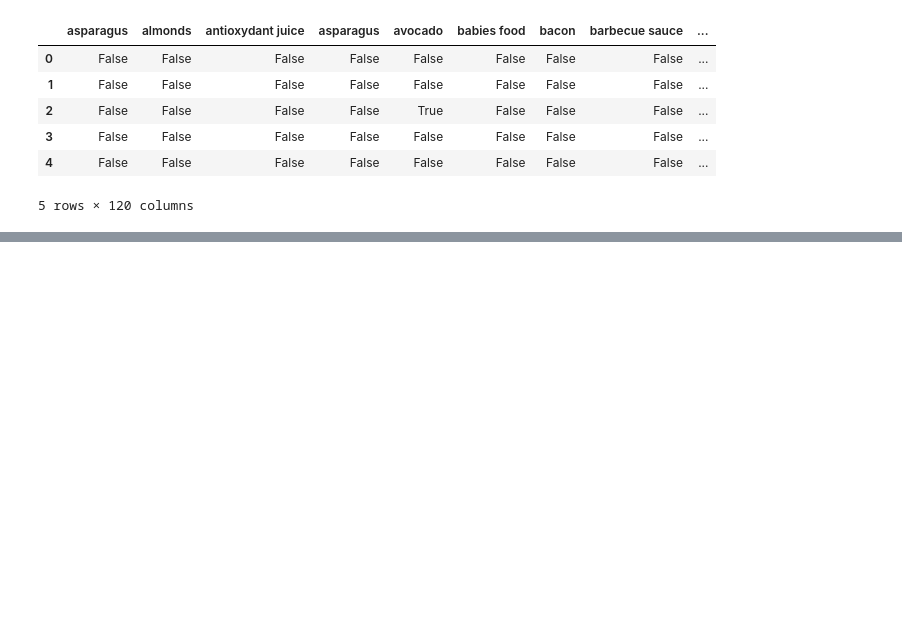
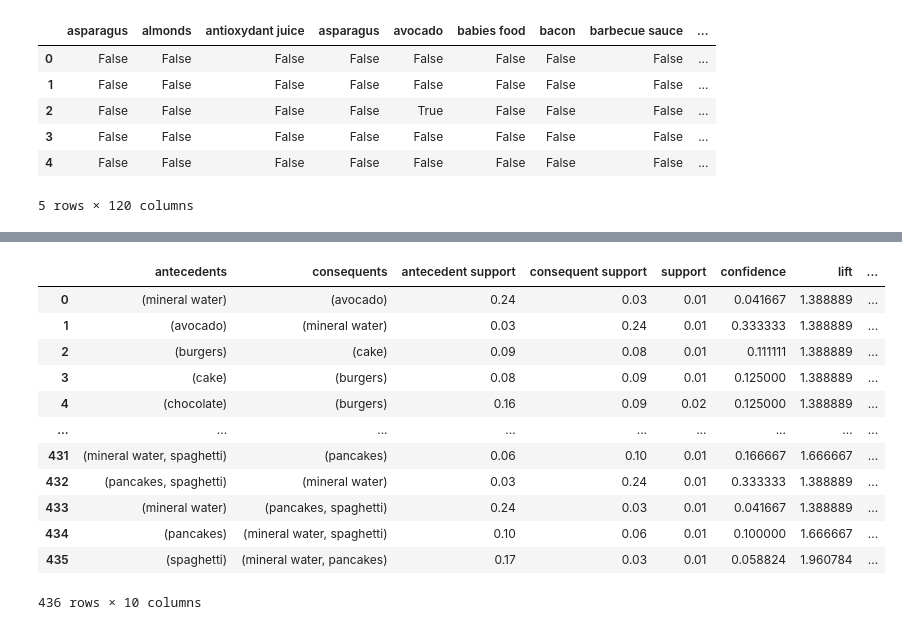
Before and after one commit to BenJoshMudi/GOMYCODE.BEN, a Jupyter notebook: Association_Rule_Checkpoint.ipynb, the cells around one changed output, grey strips where cells are left out. Saved outputs shown, nothing was run; the diff lists cells and outputs as text; code cells hidden in the pictures; blank space fills up the shorter version.

```diff
--- a/Association_Rule_Checkpoint.ipynb
+++ b/Association_Rule_Checkpoint.ipynb
@@ -224,0 +240,17 @@ mineral water = 0.14, french fries = 0.20
+# %%
+from mlxtend.frequent_patterns import association_rules
+association_rules(frequent,metric="confidence",min_threshold=0) # associate items
+# %% [output]
+|  | antecedents | consequents | antecedent support | consequent support | support | confidence | lift | ... |
+| 0 | (mineral water) | (avocado) | 0.24 | 0.03 | 0.01 | 0.041667 | 1.388889 | ... |
+| 1 | (avocado) | (mineral water) | 0.03 | 0.24 | 0.01 | 0.333333 | 1.388889 | ... |
+| 2 | (burgers) | (cake) | 0.09 | 0.08 | 0.01 | 0.111111 | 1.388889 | ... |
+| 3 | (cake) | (burgers) | 0.08 | 0.09 | 0.01 | 0.125000 | 1.388889 | ... |
+| 4 | (chocolate) | (burgers) | 0.16 | 0.09 | 0.02 | 0.125000 | 1.388889 | ... |
+| ... | ... | ... | ... | ... | ... | ... | ... | ... |
+| 431 | (mineral water, spaghetti) | (pancakes) | 0.06 | 0.10 | 0.01 | 0.166667 | 1.666667 | ... |
+| 432 | (pancakes, spaghetti) | (mineral water) | 0.03 | 0.24 | 0.01 | 0.333333 | 1.388889 | ... |
+| 433 | (mineral water) | (pancakes, spaghetti) | 0.24 | 0.03 | 0.01 | 0.041667 | 1.388889 | ... |
+| 434 | (pancakes) | (mineral water, spaghetti) | 0.10 | 0.06 | 0.01 | 0.100000 | 1.666667 | ... |
+| 435 | (spaghetti) | (mineral water, pancakes) | 0.17 | 0.03 | 0.01 | 0.058824 | 1.960784 | ... |
+436 rows × 10 columns
```
Also changed, not shown: parts of 17 cells of this notebook.
